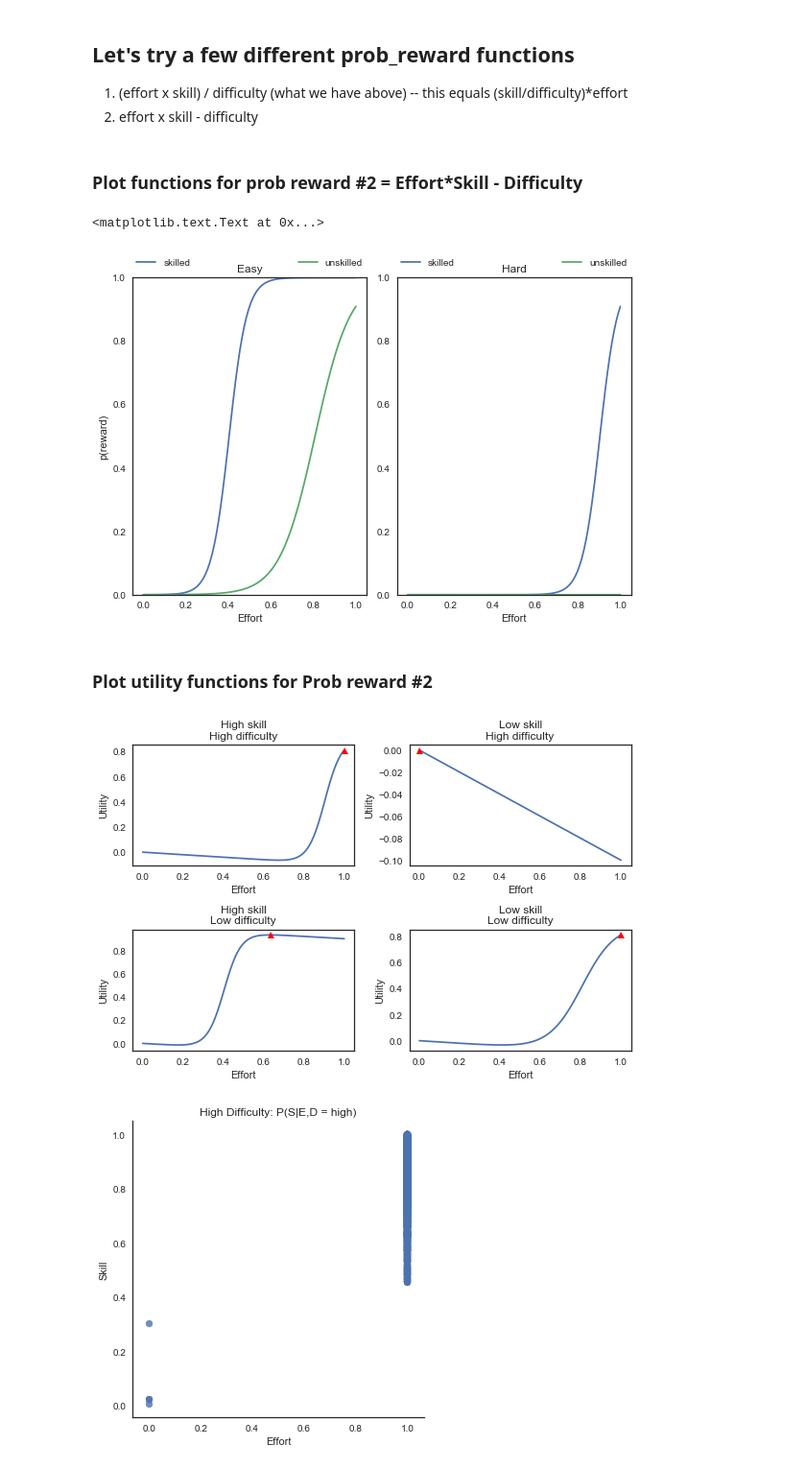
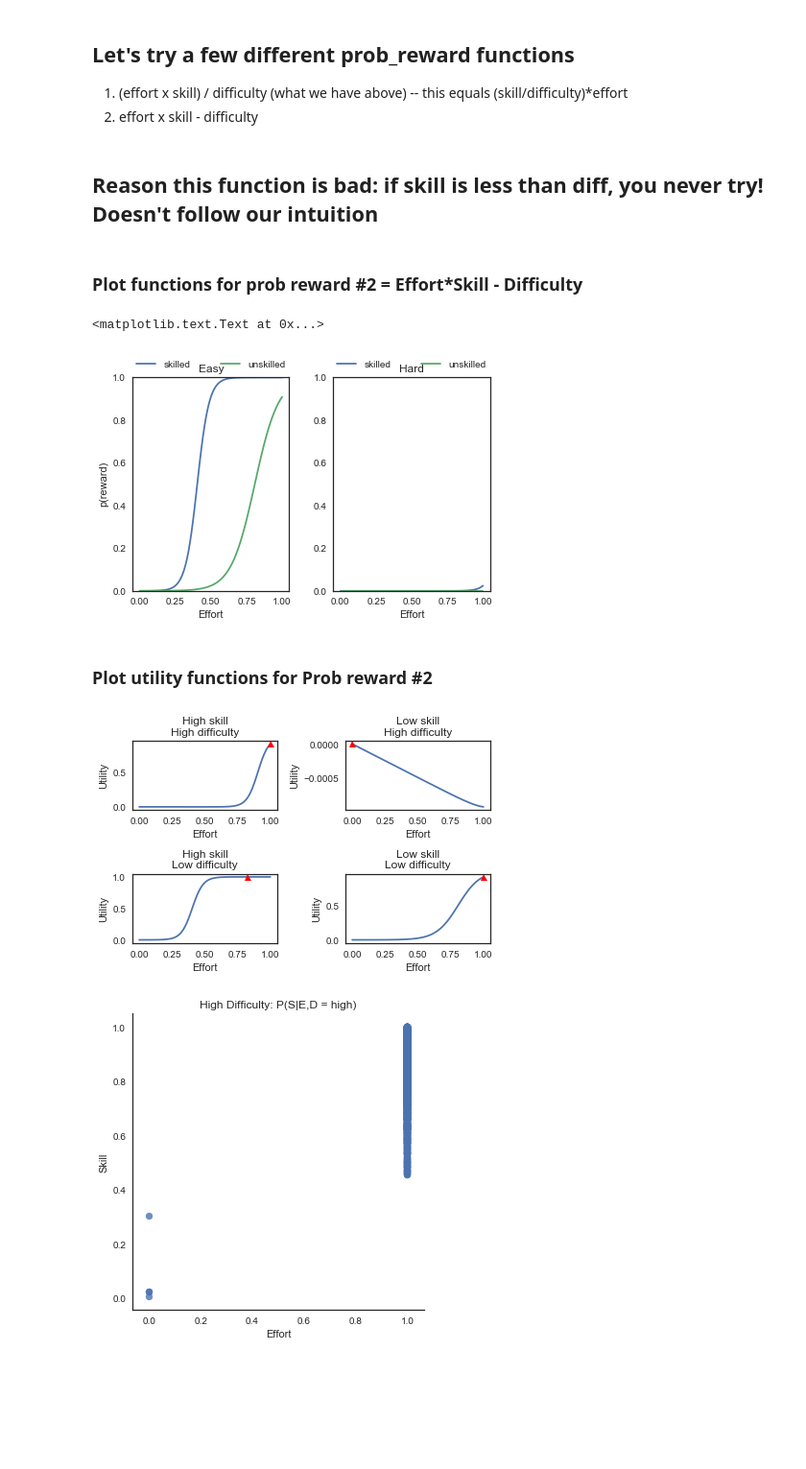
Before and after one commit to jlnrd/Effort, a Jupyter notebook: Inferring_Comp_Exp1.ipynb, the cells around one changed output. Shown at 96% size. Saved outputs shown, nothing was run; the diff lists cells and outputs as text; code cells hidden in the pictures; blank space fills up the shorter version.

```diff
--- a/Inferring_Comp_Exp1.ipynb
+++ b/Inferring_Comp_Exp1.ipynb
@@ -172,7 +172,7 @@ def run_model_highdiff(cost, A, B, u_skill, tao_skill, n_samples=10000):
 #### Variables I set --> free parameters
 # %%
 REWARD = 1
-COST = .1
+COST = .5
 skilled = .8
 unskilled = .4
 hard = .7
@@ -315,43 +315,45 @@ def prob_reward2(e,diff,skill, A, B):
     ...
     """
     return 1/(1 + A * np.exp(-((e * skill)-diff)  * B))
+# %% [markdown]
+## Reason this function is bad: if skill is less than diff, you never try! Doesn't follow our intuition
 # %% [markdown]
 ### Plot functions for prob reward #2 = Effort*Skill - Difficulty
 # %%
 REWARD = 1
-COST = .1
+COST = .001
 skilled = .8
 unskilled = .4
 hard = .7
 easy = .3
 A = 2
 B = 30
 
 es=np.linspace(0,1,100)
 p0 = [prob_reward2(e,easy,unskilled, A, B) for e in es]
 p1 = [prob_reward2(e,easy,skilled,A, B) for e in es]
 
 plt.subplot(1,2,1)
 plt.plot(es, p1, label = "skilled")
 plt.plot(es,p0, label = "unskilled")
 plt.ylim([0,1])
 plt.legend(bbox_to_anchor=(0., 1.02, 1., .102), loc=3,
            ncol=2, mode="expand", borderaxespad=0.)
 plt.xlabel('Effort') ; plt.ylabel('p(reward)'); plt.title('Easy')
 
 p0 = [prob_reward2(e,hard,unskilled,A, B) for e in es]
 p1 = [prob_reward2(e,hard,skilled,A, B) for e in es]
 plt.subplot(1,2,2)
 plt.plot(es, p1, label = "skilled")
 plt.plot(es,p0,label = "unskilled")
 plt.tight_layout()
 plt.ylim([0,1])
 plt.legend(bbox_to_anchor=(0., 1.02, 1., .102), loc=3,
            ncol=2, mode="expand", borderaxespad=0.)
 plt.xlabel('Effort') ;  plt.title('Hard')
 # %% [output]
 <matplotlib.text.Text at 0x...>
-[figure, old version]
+[figure, new version]
 # %% [markdown]
 ### Plot utility functions for Prob reward #2
 # %%
@@ -402,7 +404,7 @@ plt.ylabel('Utility')
 plt.title('Low skill\nLow difficulty')
 plt.tight_layout()
 # %% [output]
-[figure, old version]
+[figure, new version]
 # %%
 def get_effort_multidim_it(cost, diff, skill, A, B,prob_reward, reward=1):
     """Function that returns optimal effort given different skills and difficulties.
```
Also changed, not shown: parts of 9 cells of this notebook.
